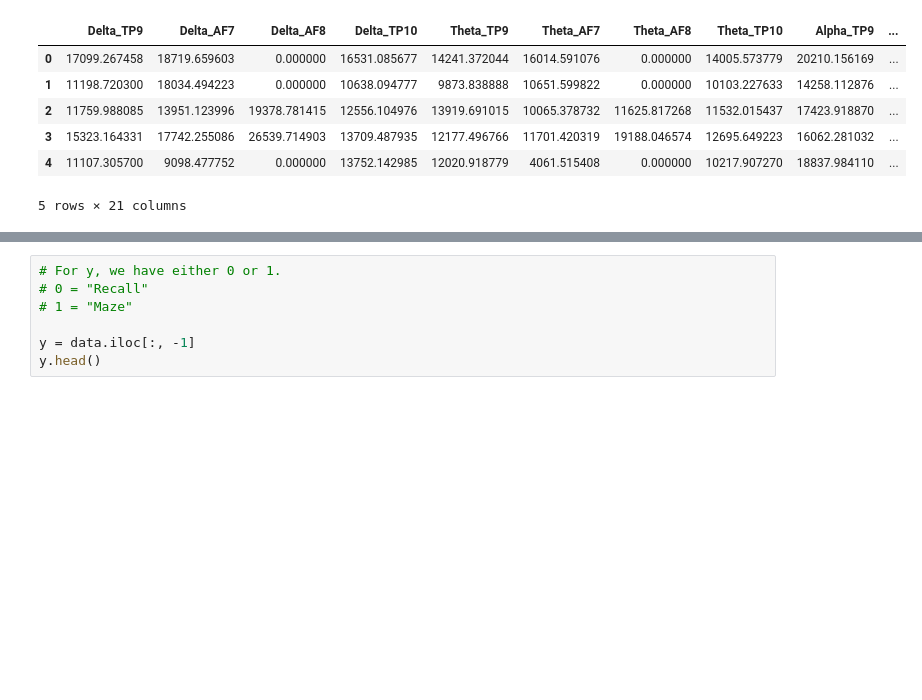
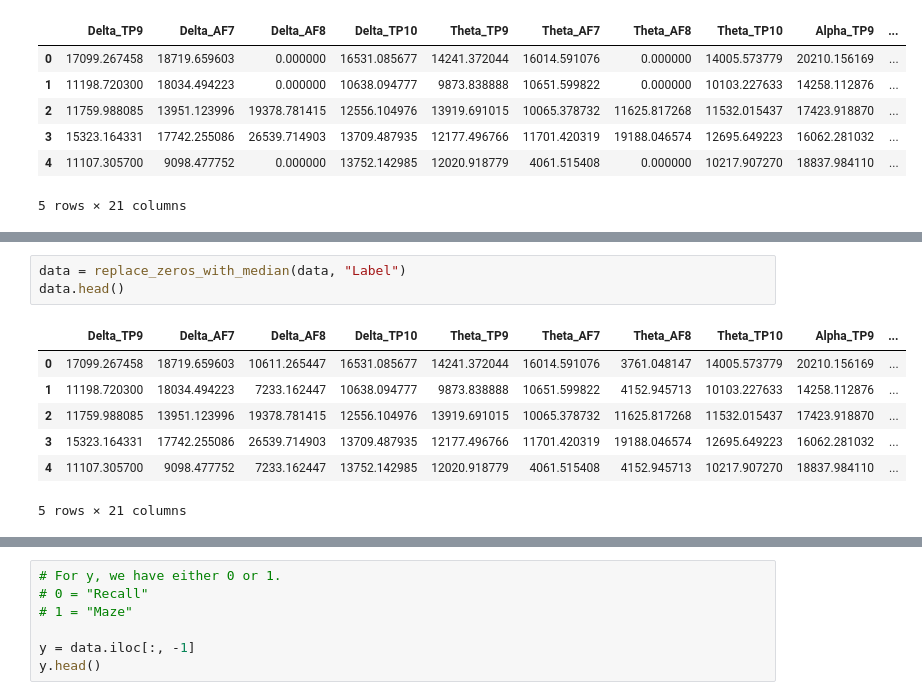
Before and after one commit to eomielan/manu465, a Jupyter notebook: project/simple.ipynb, the cells around one changed output, grey strips where cells are left out. Saved outputs shown, nothing was run; the diff lists cells and outputs as text; blank space fills up the shorter version.

```diff
--- a/project/simple.ipynb
+++ b/project/simple.ipynb
@@ -18,3 +30,14 @@ data.head()
+# %%
+data = replace_zeros_with_median(data, "Label")
+data.head()
+# %% [output]
+|  | Delta_TP9 | Delta_AF7 | Delta_AF8 | Delta_TP10 | Theta_TP9 | Theta_AF7 | Theta_AF8 | Theta_TP10 | Alpha_TP9 | ... |
+| 0 | 17099.267458 | 18719.659603 | 10611.265447 | 16531.085677 | 14241.372044 | 16014.591076 | 3761.048147 | 14005.573779 | 20210.156169 | ... |
+| 1 | 11198.720300 | 18034.494223 | 7233.162447 | 10638.094777 | 9873.838888 | 10651.599822 | 4152.945713 | 10103.227633 | 14258.112876 | ... |
+| 2 | 11759.988085 | 13951.123996 | 19378.781415 | 12556.104976 | 13919.691015 | 10065.378732 | 11625.817268 | 11532.015437 | 17423.918870 | ... |
+| 3 | 15323.164331 | 17742.255086 | 26539.714903 | 13709.487935 | 12177.496766 | 11701.420319 | 19188.046574 | 12695.649223 | 16062.281032 | ... |
+| 4 | 11107.305700 | 9098.477752 | 7233.162447 | 13752.142985 | 12020.918779 | 4061.515408 | 4152.945713 | 10217.907270 | 18837.984110 | ... |
+5 rows × 21 columns
 # %%
 selected_columns = [
     'Delta_TP9', 'Delta_AF7', 'Delta_AF8', 'Delta_TP10',
```
Also changed, not shown: parts of 7 cells of this notebook.
